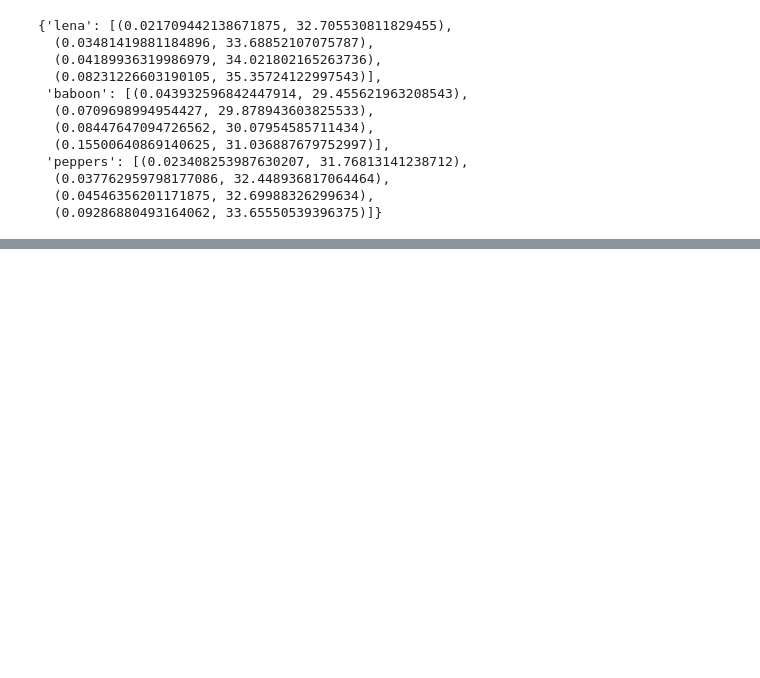
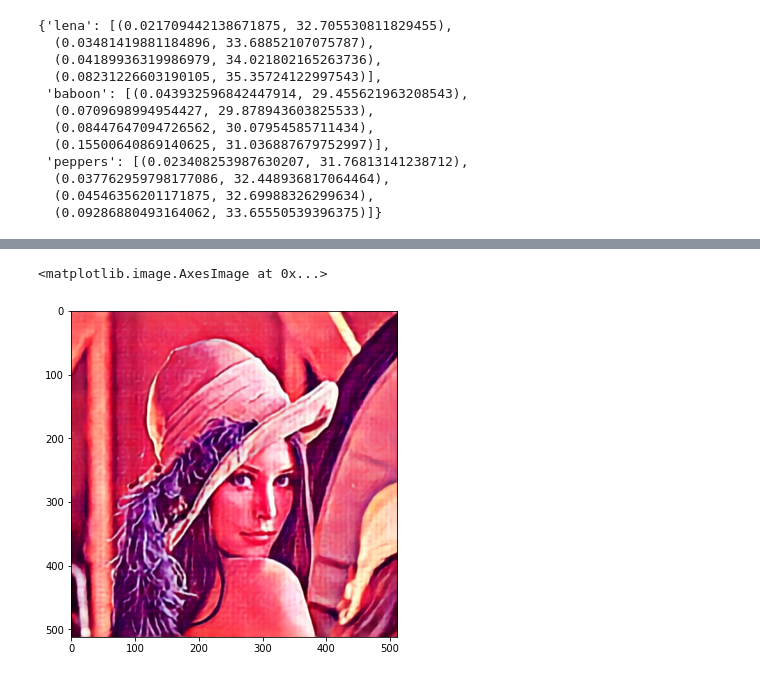
Before and after one commit to proshian/image-compression-neural-autoencoder, a Jupyter notebook: inference_and_jpg_comparison.ipynb, the cells around one changed output, grey strips where cells are left out. Drawn from its saved outputs; the diff is of its cells as text; code cells hidden in the pictures; blank space fills up the shorter version.

```diff
--- a/inference_and_jpg_comparison.ipynb
+++ b/inference_and_jpg_comparison.ipynb
@@ -150,0 +168,31 @@ my_coords[filename].append((my_bpp, my_psnr))
+# %%
+from typing import List
+import os
+
+import torch
+import numpy as np
+from PIL import Image
+
+from trained_models import get_decoder
+from looseless_compressors import LooselessCompressor, Huffman
+
+
+def denormalize(img: torch.Tensor, means: List[int], stds: List[int]):
+    result = torch.zeros_like(img)
+    for i, (chan, mean, std) in enumerate(zip(img, means, stds)):
+        result[i] = chan * std + mean
+    return result
+
+def denormalize_imagenet(img: torch.Tensor):
+    imagenet_mean = [0.485, 0.456, 0.406]
+    imagenet_std = [0.229, 0.224, 0.225]
+    return denormalize(img, imagenet_mean, imagenet_std)
+
+
+def decode_binary_file(filename):
+    with open(filename, 'rb') as f:
+        binary_data = f.read()
+    str_with_padding = ''.join(
+        format(byte, '08b') for byte in binary_data)
+    pad_end = str_with_padding.rfind('1')
+    return str_with_padding[:pad_end]
@@ -150,0 +253,6 @@ my_coords[filename].append((my_bpp, my_psnr))
+# %%
+plt.figure(figsize=(6,6))
+plt.imshow(np_decoded_img)
+# %% [output]
+<matplotlib.image.AxesImage at 0x...>
+[figure, added]
```
Also changed, not shown: parts of 13 cells of this notebook, 6 other files.
